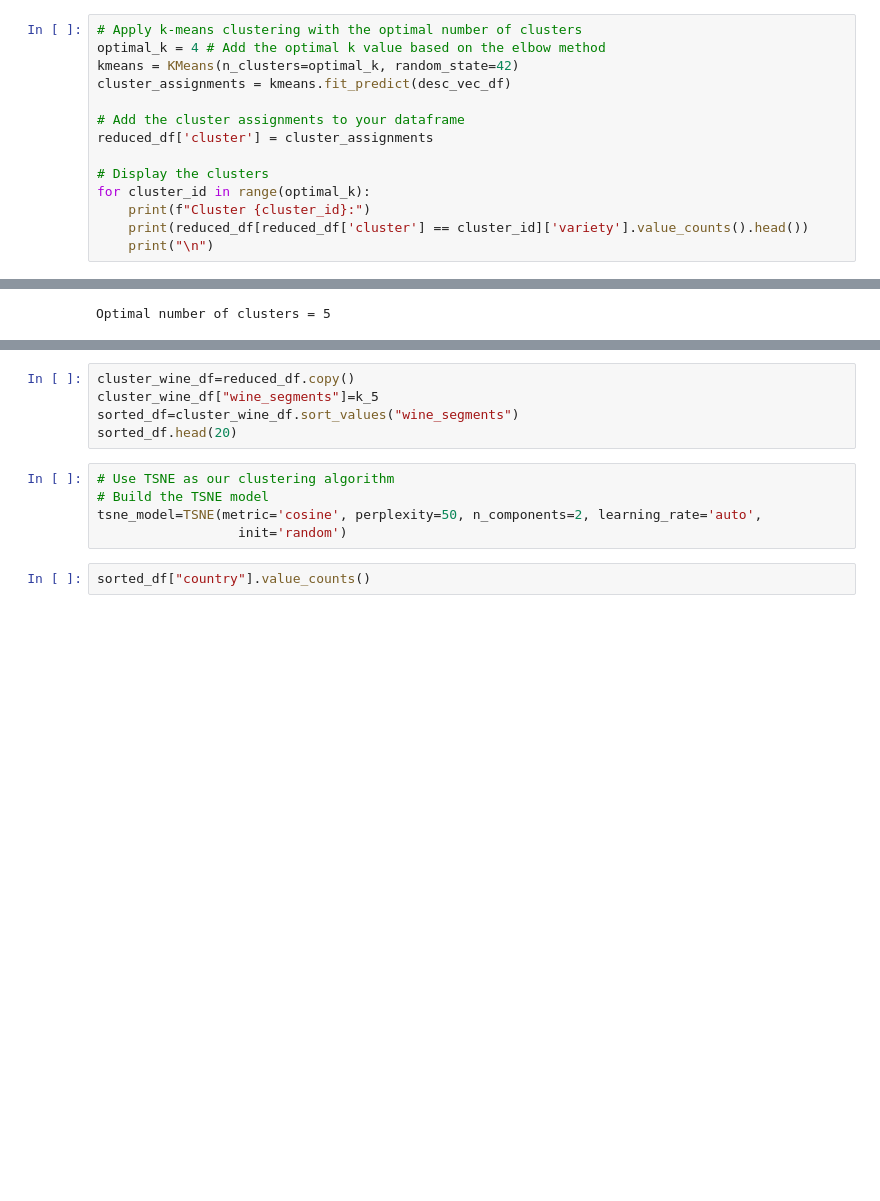
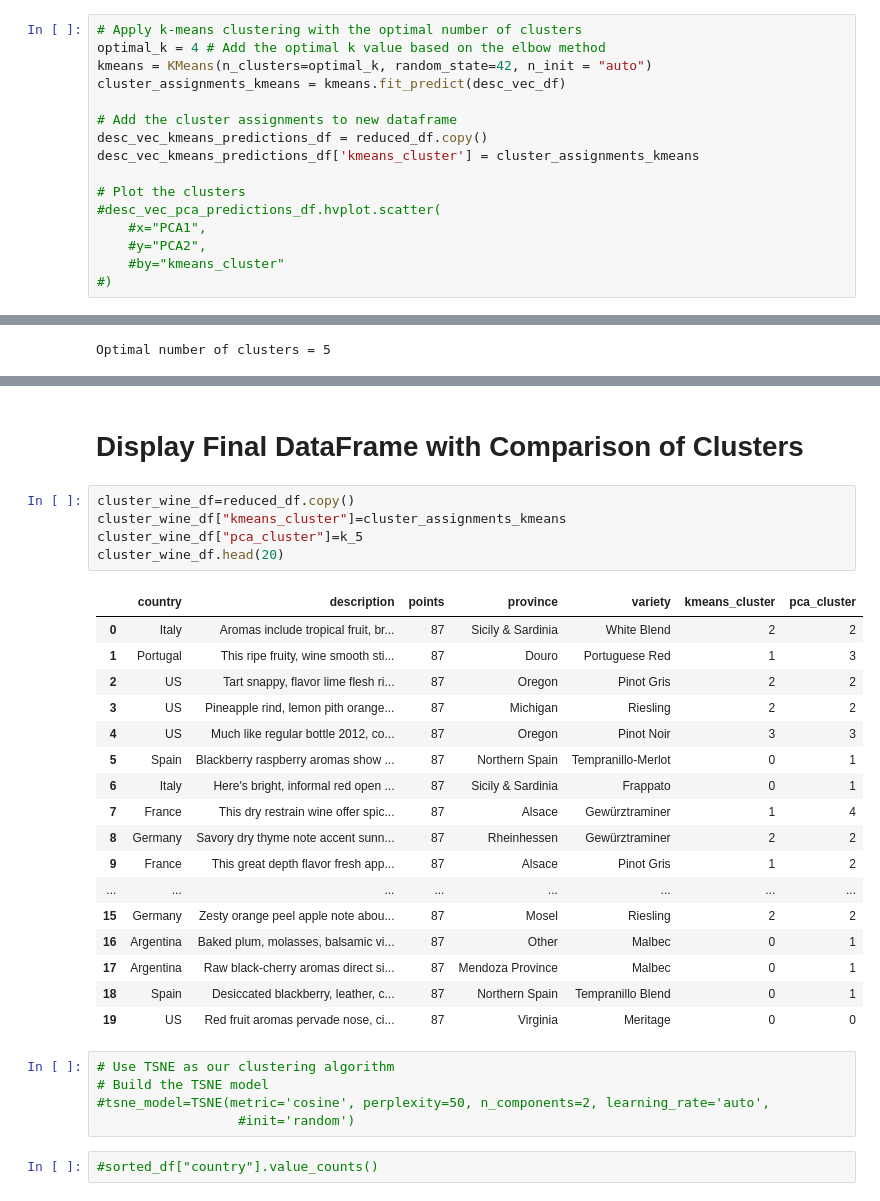
Before and after one commit to desireetrevino/SpiceUpYourLife, a Jupyter notebook: updated_wine_analysis.ipynb, the cells around one changed output, grey strips where cells are left out. Drawn from its saved outputs; the diff is of its cells as text; blank space fills up the shorter version.

```diff
--- a/updated_wine_analysis.ipynb
+++ b/updated_wine_analysis.ipynb
@@ -228,14 +288,16 @@ elbow_curve
 # %%
 # Apply k-means clustering with the optimal number of clusters
 optimal_k = 4 # Add the optimal k value based on the elbow method
-kmeans = KMeans(n_clusters=optimal_k, random_state=42)
-cluster_assignments = kmeans.fit_predict(desc_vec_df)
+kmeans = KMeans(n_clusters=optimal_k, random_state=42, n_init = "auto")
+cluster_assignments_kmeans = kmeans.fit_predict(desc_vec_df)
 
-# Add the cluster assignments to your dataframe
-reduced_df['cluster'] = cluster_assignments
+# Add the cluster assignments to new dataframe
+desc_vec_kmeans_predictions_df = reduced_df.copy()
+desc_vec_kmeans_predictions_df['kmeans_cluster'] = cluster_assignments_kmeans
 
-# Display the clusters
-for cluster_id in range(optimal_k):
-    print(f"Cluster {cluster_id}:")
-    print(reduced_df[reduced_df['cluster'] == cluster_id]['variety'].value_counts().head())
-    print("\n")
+# Plot the clusters
+#desc_vec_pca_predictions_df.hvplot.scatter(
+    #x="PCA1",
+    #y="PCA2",
+    #by="kmeans_cluster"
+#)
@@ -375,14 +470,34 @@ desc_vec_pca_predictions_df.hvplot.scatter(
+# %% [markdown]
+# Display Final DataFrame with Comparison of Clusters
 # %%
 cluster_wine_df=reduced_df.copy()
-cluster_wine_df["wine_segments"]=k_5
-sorted_df=cluster_wine_df.sort_values("wine_segments")
-sorted_df.head(20)
+cluster_wine_df["kmeans_cluster"]=cluster_assignments_kmeans
+cluster_wine_df["pca_cluster"]=k_5
+cluster_wine_df.head(20)
+# %% [output]
+|  | country | description | points | province | variety | kmeans_cluster | pca_cluster |
+| 0 | Italy | Aromas include tropical fruit, br... | 87 | Sicily & Sardinia | White Blend | 2 | 2 |
+| 1 | Portugal | This ripe fruity, wine smooth sti... | 87 | Douro | Portuguese Red | 1 | 3 |
+| 2 | US | Tart snappy, flavor lime flesh ri... | 87 | Oregon | Pinot Gris | 2 | 2 |
+| 3 | US | Pineapple rind, lemon pith orange... | 87 | Michigan | Riesling | 2 | 2 |
+| 4 | US | Much like regular bottle 2012, co... | 87 | Oregon | Pinot Noir | 3 | 3 |
+| 5 | Spain | Blackberry raspberry aromas show ... | 87 | Northern Spain | Tempranillo-Merlot | 0 | 1 |
+| 6 | Italy | Here's bright, informal red open ... | 87 | Sicily & Sardinia | Frappato | 0 | 1 |
+| 7 | France | This dry restrain wine offer spic... | 87 | Alsace | Gewürztraminer | 1 | 4 |
+| 8 | Germany | Savory dry thyme note accent sunn... | 87 | Rheinhessen | Gewürztraminer | 2 | 2 |
+| 9 | France | This great depth flavor fresh app... | 87 | Alsace | Pinot Gris | 1 | 2 |
+| ... | ... | ... | ... | ... | ... | ... | ... |
+| 15 | Germany | Zesty orange peel apple note abou... | 87 | Mosel | Riesling | 2 | 2 |
+| 16 | Argentina | Baked plum, molasses, balsamic vi... | 87 | Other | Malbec | 0 | 1 |
+| 17 | Argentina | Raw black-cherry aromas direct si... | 87 | Mendoza Province | Malbec | 0 | 1 |
+| 18 | Spain | Desiccated blackberry, leather, c... | 87 | Northern Spain | Tempranillo Blend | 0 | 1 |
+| 19 | US | Red fruit aromas pervade nose, ci... | 87 | Virginia | Meritage | 0 | 0 |
 # %%
 # Use TSNE as our clustering algorithm
 # Build the TSNE model
-tsne_model=TSNE(metric='cosine', perplexity=50, n_components=2, learning_rate='auto',
-                  init='random')
+#tsne_model=TSNE(metric='cosine', perplexity=50, n_components=2, learning_rate='auto',
+                  #init='random')
 # %%
-sorted_df["country"].value_counts()
+#sorted_df["country"].value_counts()
 # %%
 # Fit the TSNE model
```
Also changed, not shown: parts of 32 cells of this notebook.
